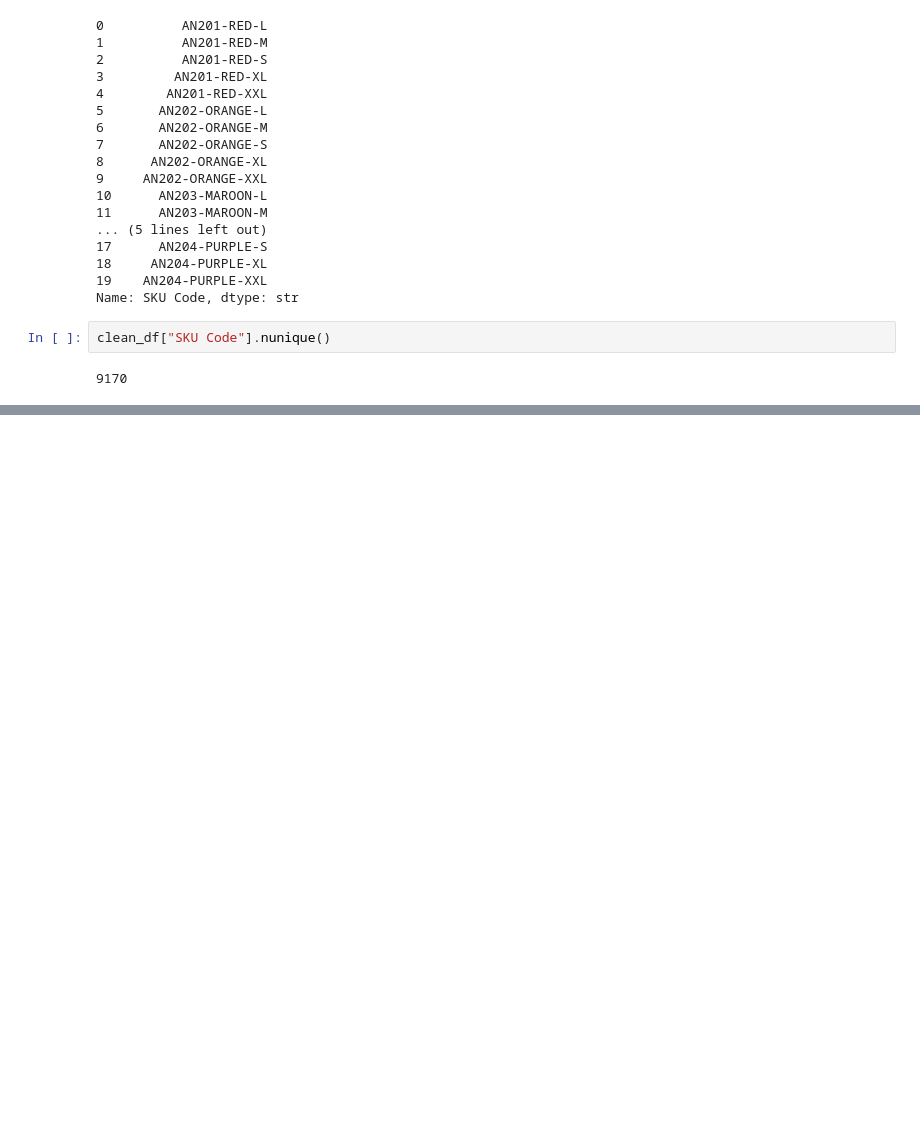
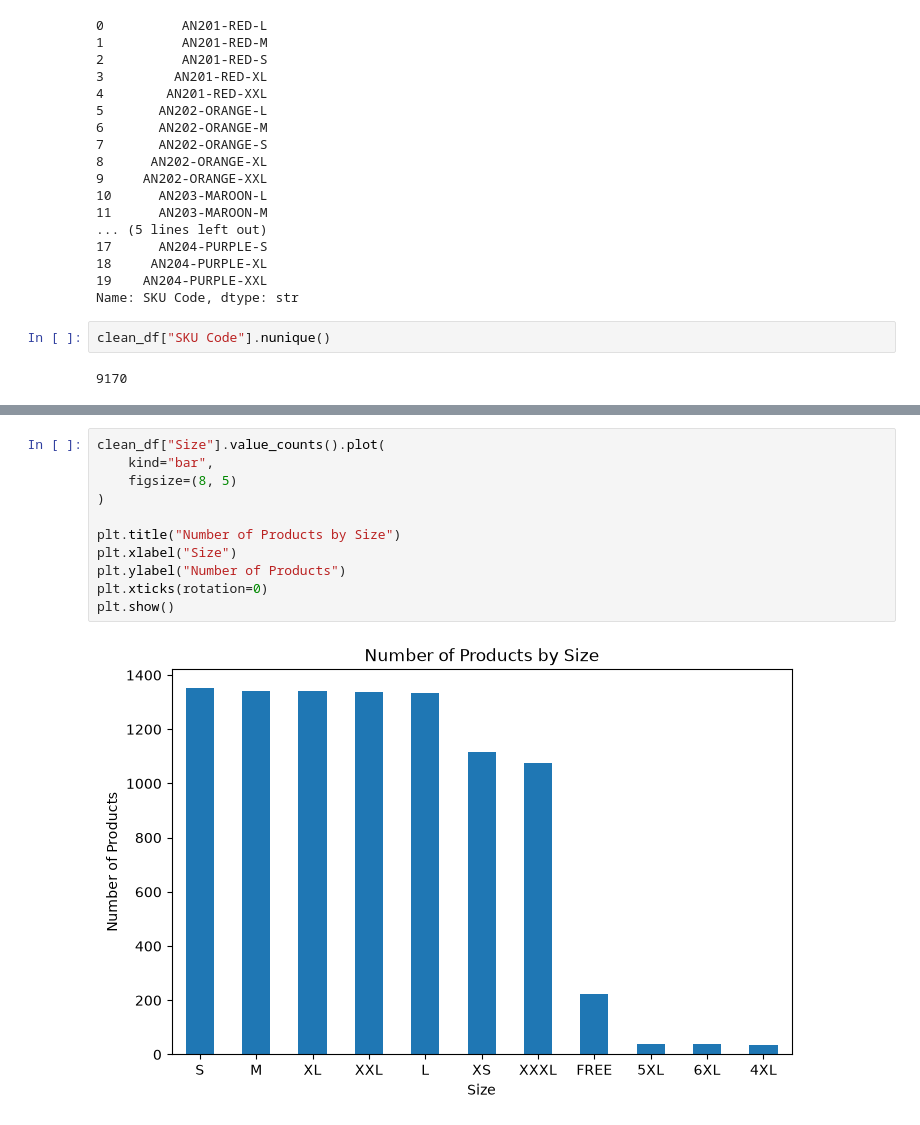
Before and after one commit to Fg-naitik/Ecommerce-Sales-Analysis, a Jupyter notebook: Ecommerce-sales-analysis.ipynb, the cells around one changed output, grey strips where cells are left out. Cells and saved outputs as stored; diff of their text form; blank space fills up the shorter version.

```diff
--- a/Ecommerce-sales-analysis.ipynb
+++ b/Ecommerce-sales-analysis.ipynb
@@ -294,0 +525,13 @@ clean_df["SKU Code"].nunique()
+# %%
+clean_df["Size"].value_counts().plot(
+    kind="bar",
+    figsize=(8, 5)
+)
+
+plt.title("Number of Products by Size")
+plt.xlabel("Size")
+plt.ylabel("Number of Products")
+plt.xticks(rotation=0)
+plt.show()
+# %% [output]
+[figure, added]
```
Also changed, not shown: parts of 51 cells of this notebook, 5 other files.
